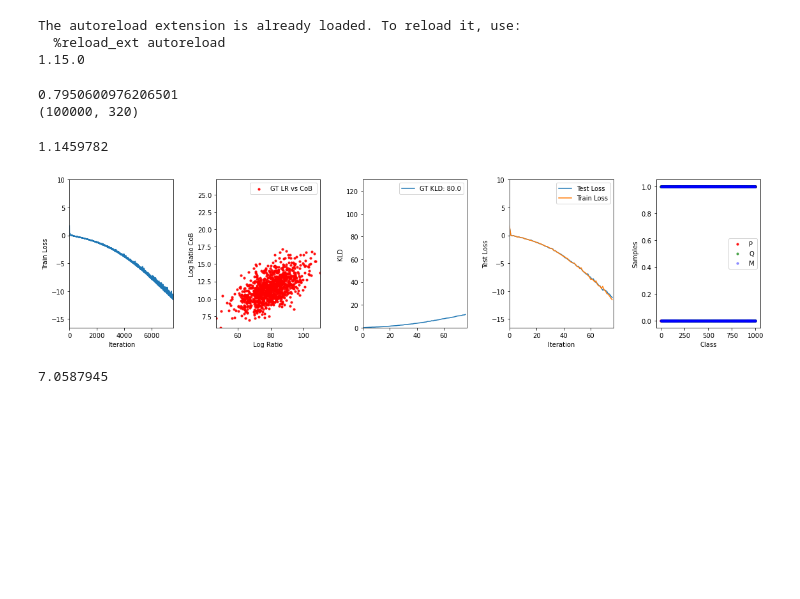
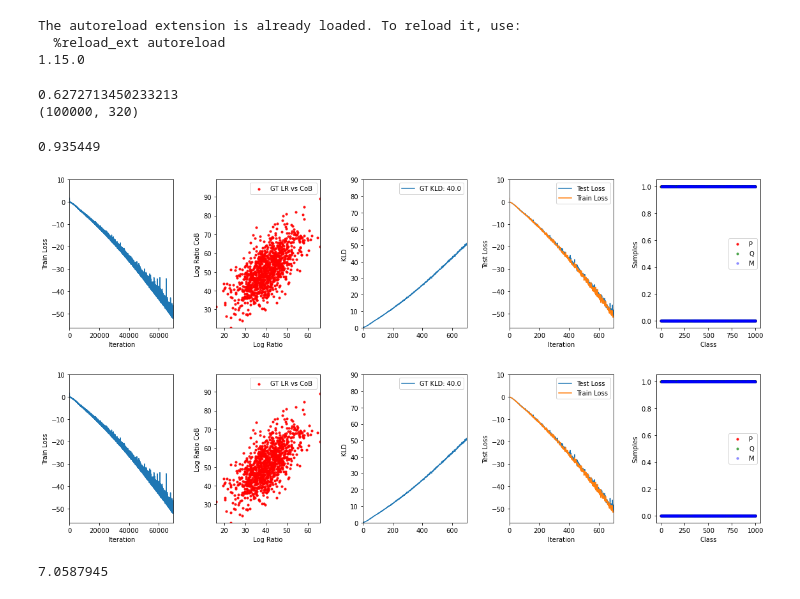
Before and after one commit to akashgit/cob, a Jupyter notebook: notebooks/CoB_interactive_KLIEP.ipynb, the cells around one changed output. Drawn from its saved outputs; the diff is of its cells as text; code cells hidden in the pictures; blank space fills up the shorter version.

```diff
--- a/notebooks/CoB_interactive_KLIEP.ipynb
+++ b/notebooks/CoB_interactive_KLIEP.ipynb
@@ -36,9 +36,9 @@ The autoreload extension is already loaded. To reload it, use:
 # %%
 n_dims = 320
 num_samples=100000
-mi = 80
+mi = 40
 bs=1000
-N=500
+N=700
 deep=False
 reset(4)
 
@@ -107,7 +107,7 @@ _, _, _, p_list_test, _, m_list_test = get_data(mu_1,mu_2,mu_3,scale_p,scale_q,s
 
 print(p_list.shape)
 # %% [output]
-0.7950600976206501
+0.6272713450233213
 (100000, 320)
 # %%
 p_samples = tf.placeholder(tf.float32, shape=[None,n_dims])
@@ -115,7 +115,7 @@ q_samples = tf.placeholder(tf.float32, shape=[None,n_dims])
 m_samples = tf.placeholder(tf.float32, shape=[None,n_dims])
 langrange = tf.placeholder(tf.float32)
 
-dloss = get_loss(p_samples, q_samples, m_samples, langrange/16., None, deep=deep)
+dloss = get_loss(p_samples, q_samples, m_samples, langrange/12., None, deep=deep)
 optim = get_optim(dloss,lr=4e-5)#,lr=5e-3,b1=.99
 
 log_ratio_p_q, _ = get_gt_ratio_kl(p,q,p_samples)
@@ -221,35 +221,36 @@ for j in pbar:
 
 #             scat_p.set_offsets(np.asarray([range(bs),lpqm[:,0]]).T)
 #             scat_q.set_offsets(np.asarray([range(bs),softmax(l_q, axis=1)[:,1]]).T)
 #             scat_m.set_offsets(np.asarray([range(bs),softmax(l_m, axis=1)[:,2]]).T)
 
 
 
             clear_output(wait=True)
 
 #             sp = np.mean(lpqm[:,0])
             sq = np.mean(np.exp(l_q[:,0]))
 #             sm = np.mean(softmax(l_m, axis=1)[:,2])
 #             print(sp)
             print(sq)
 #             print(sm)
 
 #             print(np.mean(np.exp(lpqm[:,0])))
 #             print(np.mean(np.exp(l_q[:,1])))
 #             print(np.mean(np.exp(l_m[:,2])))
 
 #             if ( sp>0.99 and sq > 0.99 and sm>0.99 ):
 #                 sys.exit(0)
 
 
             display(fig)
 
 
 
 # sample_and_plot(sess, kld, kl_from_pq, kl_from_cob, p_samples, q_samples, m_samples, log_ratio_p_q, log_ratio_p_m, mu_1, mu_2, scale_p, scale_q, mu_3, scale_m)
 # %% [output]
-1.1459782
+0.935449
-[figure, old version]
+[figure, new version]
+[figure, added]
 # %%
 np.mean(kld_store[:])
 # %%
```
Also changed, not shown: 4 other files.
